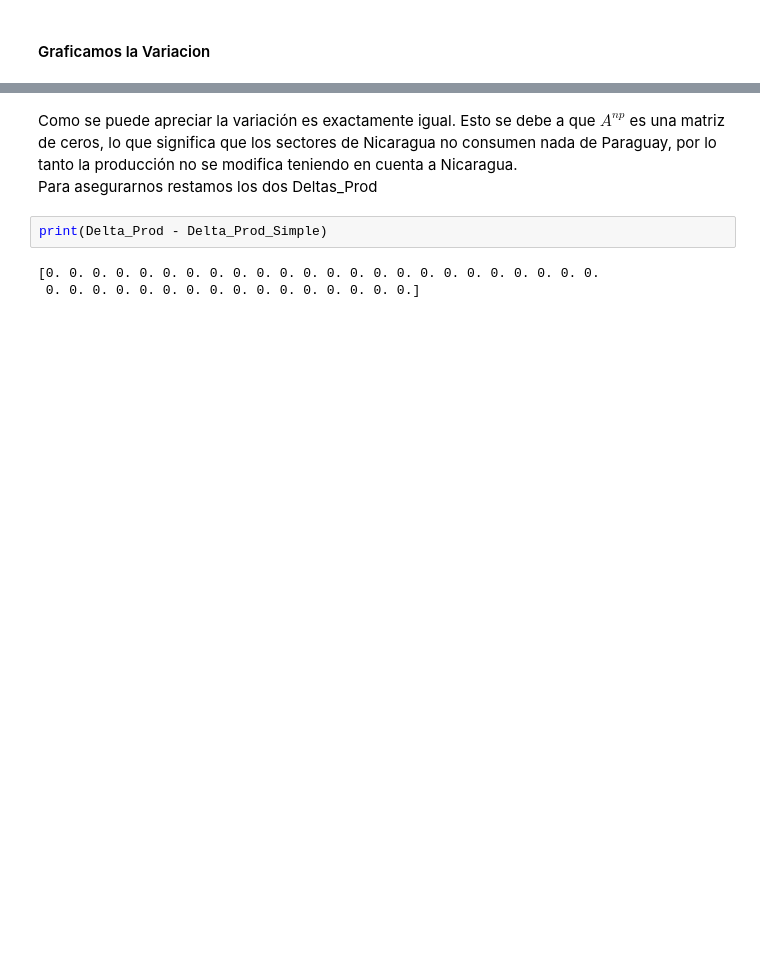
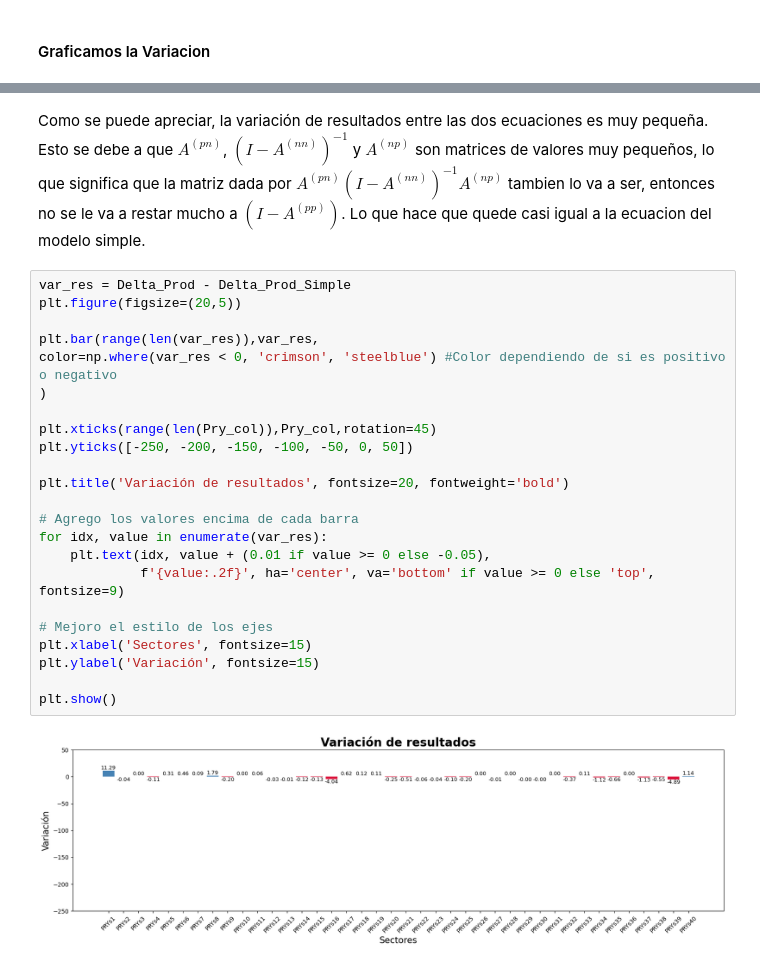
Before and after one commit to Nicowkra/ALC_TP1, a Jupyter notebook: grupo_gr05_TP1.ipynb, the cells around one changed output, grey strips where cells are left out. Saved outputs shown, nothing was run; the diff lists cells and outputs as text; blank space fills up the shorter version.

```diff
--- a/grupo_gr05_TP1.ipynb
+++ b/grupo_gr05_TP1.ipynb
@@ -672,8 +669,27 @@ plt.show()
 # %% [markdown]
-Como se puede apreciar la variación es exactamente igual. Esto se debe a que $A^{np}$ es una matriz de ceros, lo que significa que los sectores de Nicaragua no consumen nada de Paraguay, por lo tanto la producción no se modifica teniendo en cuenta a Nicaragua.
-Para asegurarnos restamos los dos Deltas_Prod
+Como se puede apreciar, la variación de resultados entre las dos ecuaciones es muy pequeña. Esto se debe a que $ A^{(pn)}$, $(I - A^{(nn)})^{-1}$ y $ A^{(np)}$ son matrices de valores muy pequeños, lo que significa que la matriz dada por $A^{(pn)}(I - A^{(nn)})^{-1} A^{(np)}$ tambien lo va a ser, entonces no se le va a restar mucho a $(I - A^{(pp)})$. Lo que hace que quede casi igual a la ecuacion del modelo simple.
 # %%
-print(Delta_Prod - Delta_Prod_Simple)
+var_res = Delta_Prod - Delta_Prod_Simple
+plt.figure(figsize=(20,5))
+
+plt.bar(range(len(var_res)),var_res,
+color=np.where(var_res < 0, 'crimson', 'steelblue') #Color dependiendo de si es positivo o negativo
+)
+
+plt.xticks(range(len(Pry_col)),Pry_col,rotation=45)
+plt.yticks([-250, -200, -150, -100, -50, 0, 50])
+
+plt.title('Variación de resultados', fontsize=20, fontweight='bold')
+
+# Agrego los valores encima de cada barra
+for idx, value in enumerate(var_res):
+    plt.text(idx, value + (0.01 if value >= 0 else -0.05),
+             f'{value:.2f}', ha='center', va='bottom' if value >= 0 else 'top', fontsize=9)
+
+# Mejoro el estilo de los ejes
+plt.xlabel('Sectores', fontsize=15)
+plt.ylabel('Variación', fontsize=15)
+
+plt.show()
 # %% [output]
-[0. 0. 0. 0. 0. 0. 0. 0. 0. 0. 0. 0. 0. 0. 0. 0. 0. 0. 0. 0. 0. 0. 0. 0.
- 0. 0. 0. 0. 0. 0. 0. 0. 0. 0. 0. 0. 0. 0. 0. 0.]
+[figure, added]
```
Also changed, not shown: parts of 9 cells of this notebook, 2 other files.
